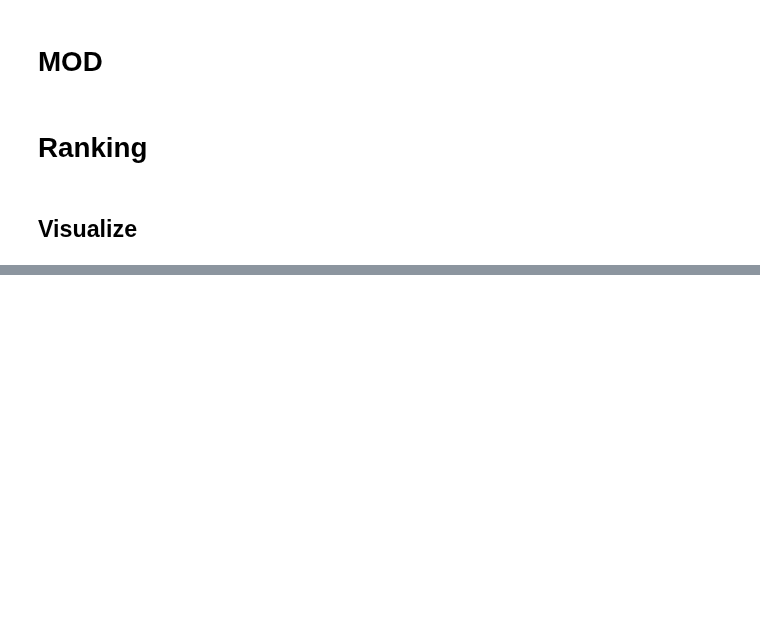
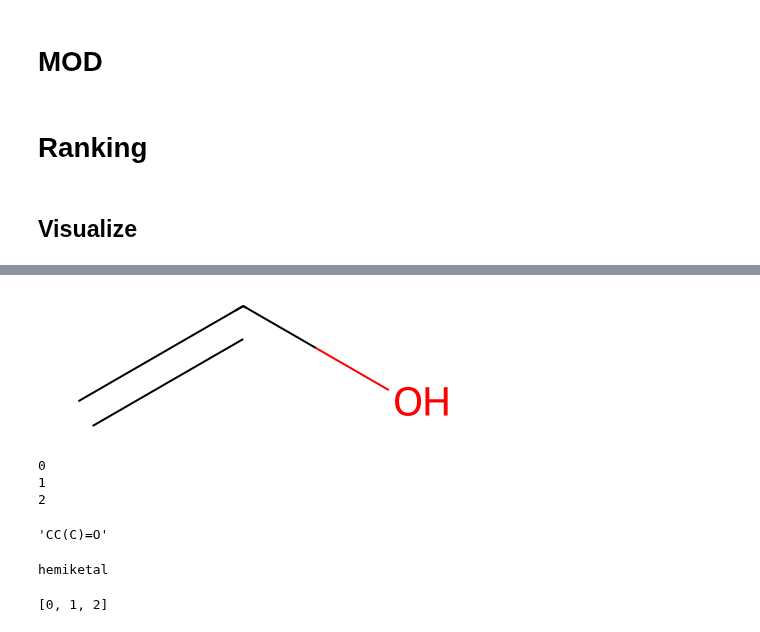
Before and after one commit to TieuLongPhan/SynTemp, a Jupyter notebook: test.ipynb, the cells around one changed output, grey strips where cells are left out. Drawn from its saved outputs; the diff is of its cells as text; code cells hidden in the pictures; blank space fills up the shorter version.

```diff
--- a/test.ipynb
+++ b/test.ipynb
@@ -441,0 +442,17 @@ display(Image(its_vis.draw_product_with_modified_bonds()))
+# %%
+Chem.MolFromSmiles('C=CO')
+# %% [output]
+[figure, added]
+# %%
+for i in [0, 1, 2]:
+    print(i)
+# %% [output]
+0
+1
+2
+# %%
+
+
+enol("C=C(-O)C", [0, 1, 2])
+# %% [output]
+'CC(C)=O'
@@ -441,0 +464,9 @@ display(Image(its_vis.draw_product_with_modified_bonds()))
+# %%
+if 'hemiketal' in fg[0]:
+    print('hemiketal')
+# %% [output]
+hemiketal
+# %%
+fg[0][1]
+# %% [output]
+[0, 1, 2]
```
Also changed, not shown: parts of 37 cells of this notebook, 10 other files.
